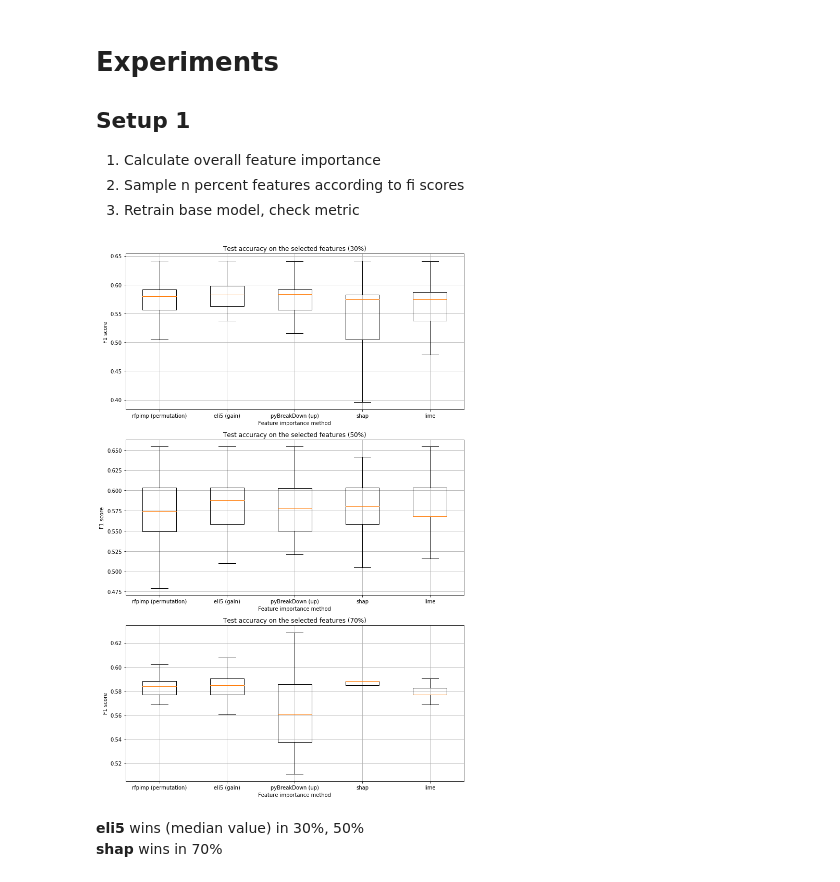
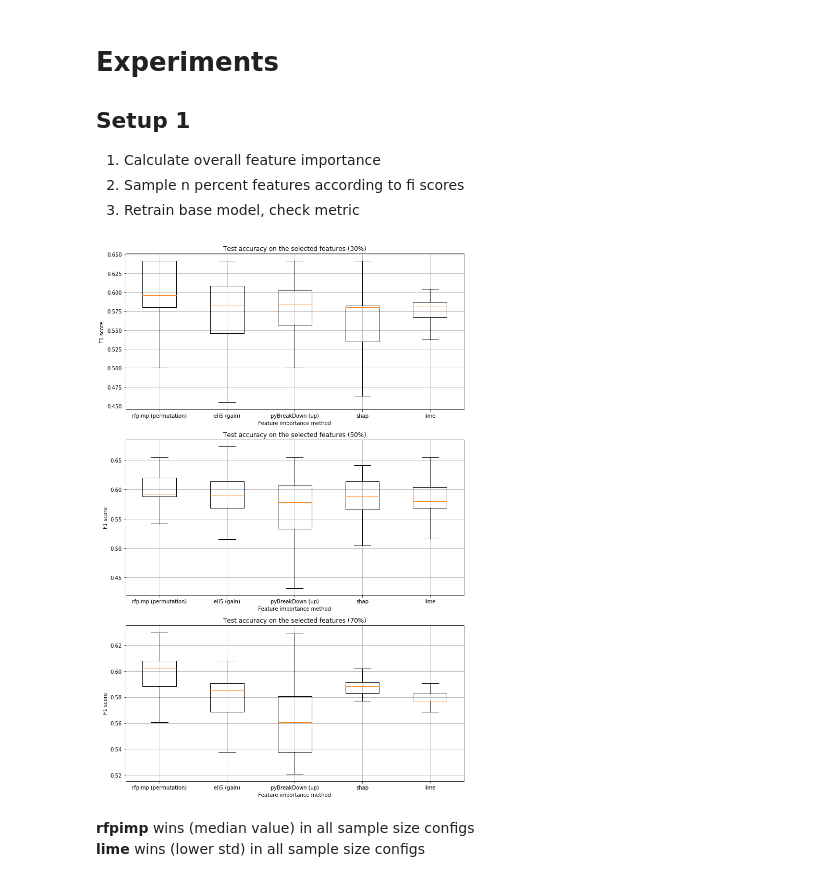
Before and after one commit to MikhailKuz/msu_3course_diary, a Jupyter notebook: experiments/diabets.ipynb, the cells around one changed output. Cells and saved outputs as stored; diff of their text form; code cells hidden in the pictures.

Commit message:
fix permutation importance (averaged by 100 runs)

```diff
--- a/experiments/diabets.ipynb
+++ b/experiments/diabets.ipynb
@@ -496,21 +534,16 @@ results.to_csv(path_to_datasets + 'results.csv', sep='\t', encoding='utf-8', ind
-# %%
-len_s = len(setup['sample_size'])
-fig, axs = plt.subplots(len_s, 1, figsize=(10, len_s * 5))
-
-for ind in range(len_s):
-    s_size = setup['sample_size'][ind]
-    axs[ind].boxplot(results[results['sample_size'] == s_size].values[:, :-1],
-                     labels=results.columns[:-1], showfliers=False)
-
-    axs[ind].set_title("Test accuracy on the selected features ({0}%)".format(int(s_size * 100)))
-    axs[ind].set_xlabel("Feature importance method")
-    axs[ind].set_ylabel("F1 score")
-    axs[ind].grid(True)
-
-fig.tight_layout()
-plt.show()
-# %% [output]
-[figure, removed]
+# %%
+params = {
+    'num_iter': 100,
+    'sample_size': [0.3, 0.5, 0.7]
+}
+
+results = setup_1(norm_all_fi, num_iter=params['num_iter'], sample_size=params['sample_size'])
+results.to_csv(path_to_datasets + 'results.csv', sep='\t', encoding='utf-8', index=False)
+# %%
+plot_setup_1(results, params)
+plt.show()
+# %% [output]
+[figure, added]
 # %% [markdown]
-**eli5** wins (median value) in 30%, 50%
-**shap** wins in 70%
+**rfpimp** wins (median value) in all sample size configs
+**lime** wins (lower std) in all sample size configs
```
Also changed, not shown: parts of 15 cells of this notebook.
